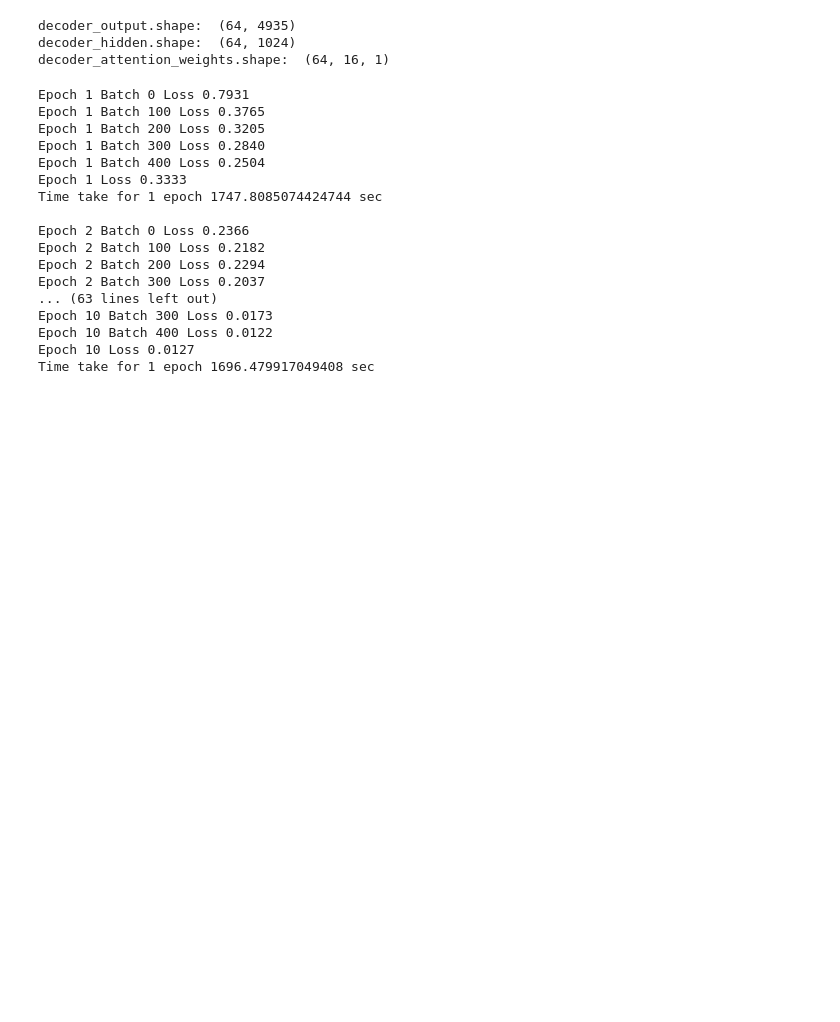
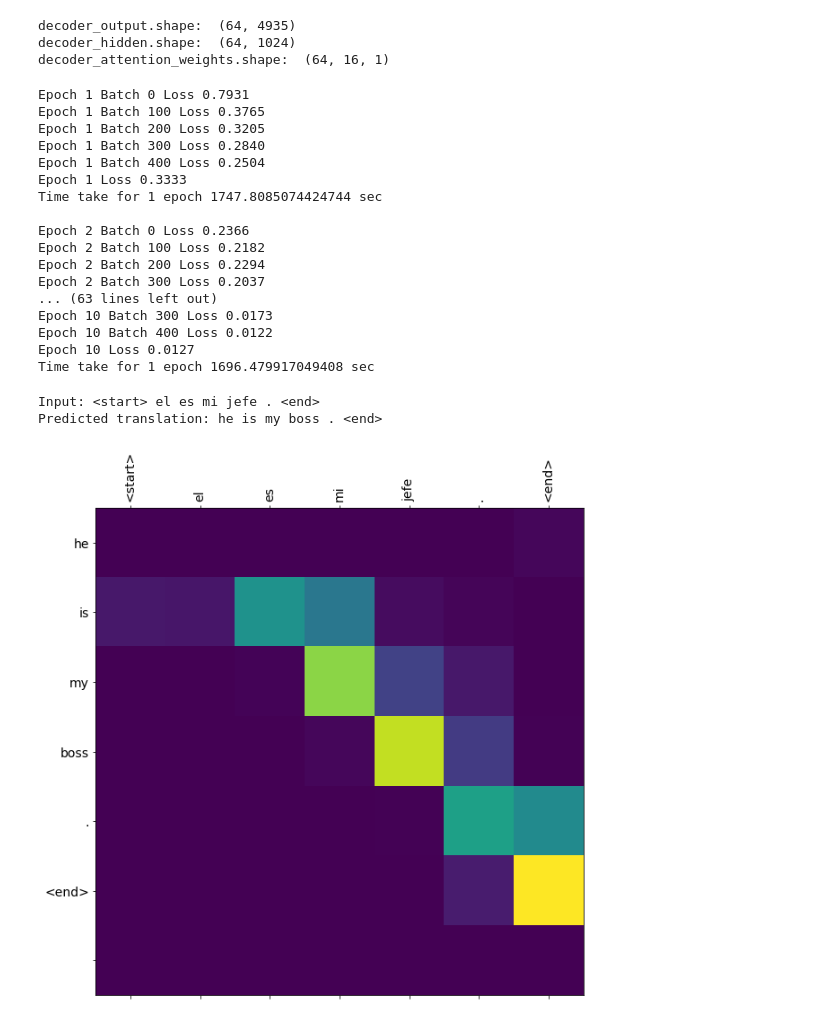
Before and after one commit to CLIS-237/Machine-Translation_Spanish-to-English, a Jupyter notebook: seq_seq_attention.ipynb, the cells around one changed output. Cells and saved outputs as stored; diff of their text form; code cells hidden in the pictures; blank space fills up the shorter version.

```diff
--- a/seq_seq_attention.ipynb
+++ b/seq_seq_attention.ipynb
@@ -475,4 +475,11 @@ def translate(input_sentence):
   attention_matrix = attention_matrix[:len(results.split(' ')),
                       :len(input_sentence.split(' '))]
   plot_attention(attention_matrix, input_sentence.split(' '), results.split(' '))
+# %%
+# En : he's my boss
+translate(u'él es mi jefe.')
+# %% [output]
+Input: <start> el es mi jefe . <end>
+Predicted translation: he is my boss . <end>
+[figure, added]
 # %%
```
Also changed, not shown: parts of 2 cells of this notebook.
